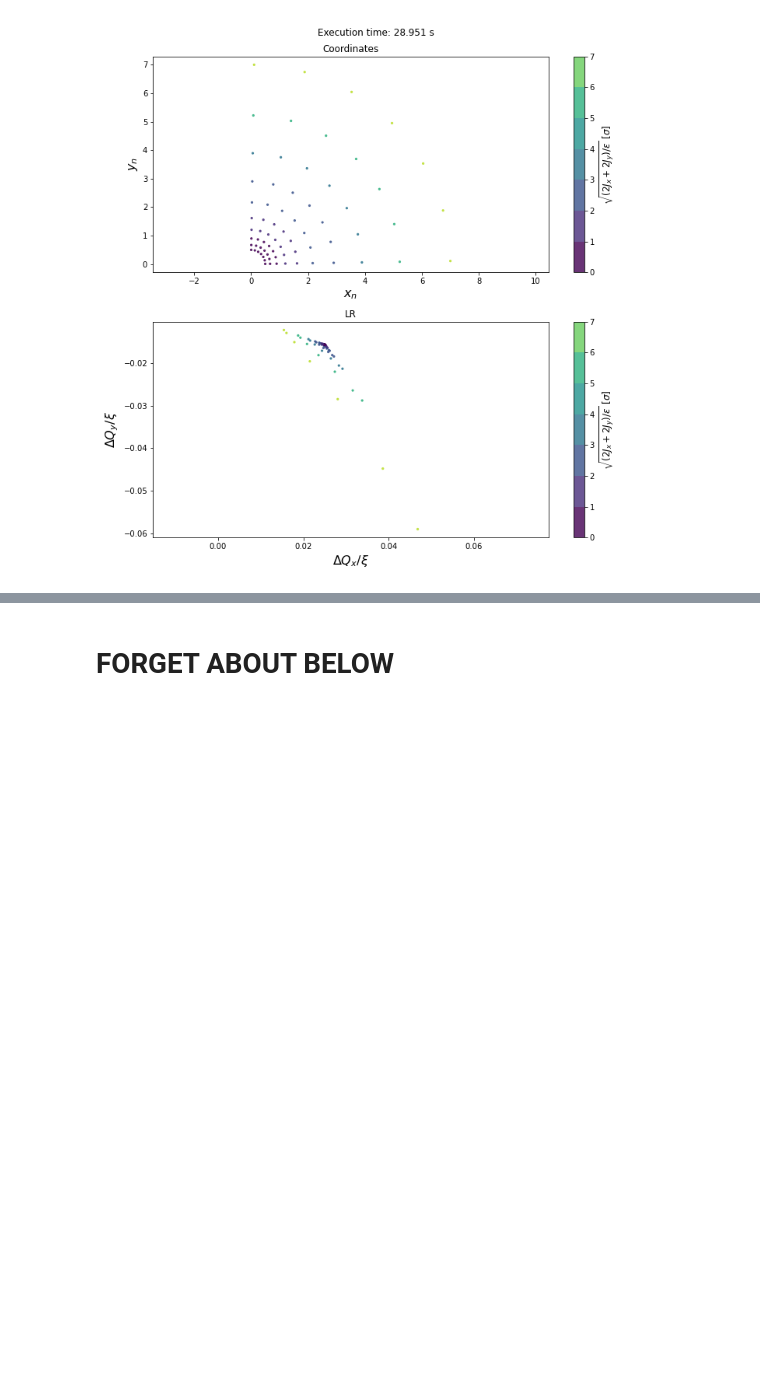
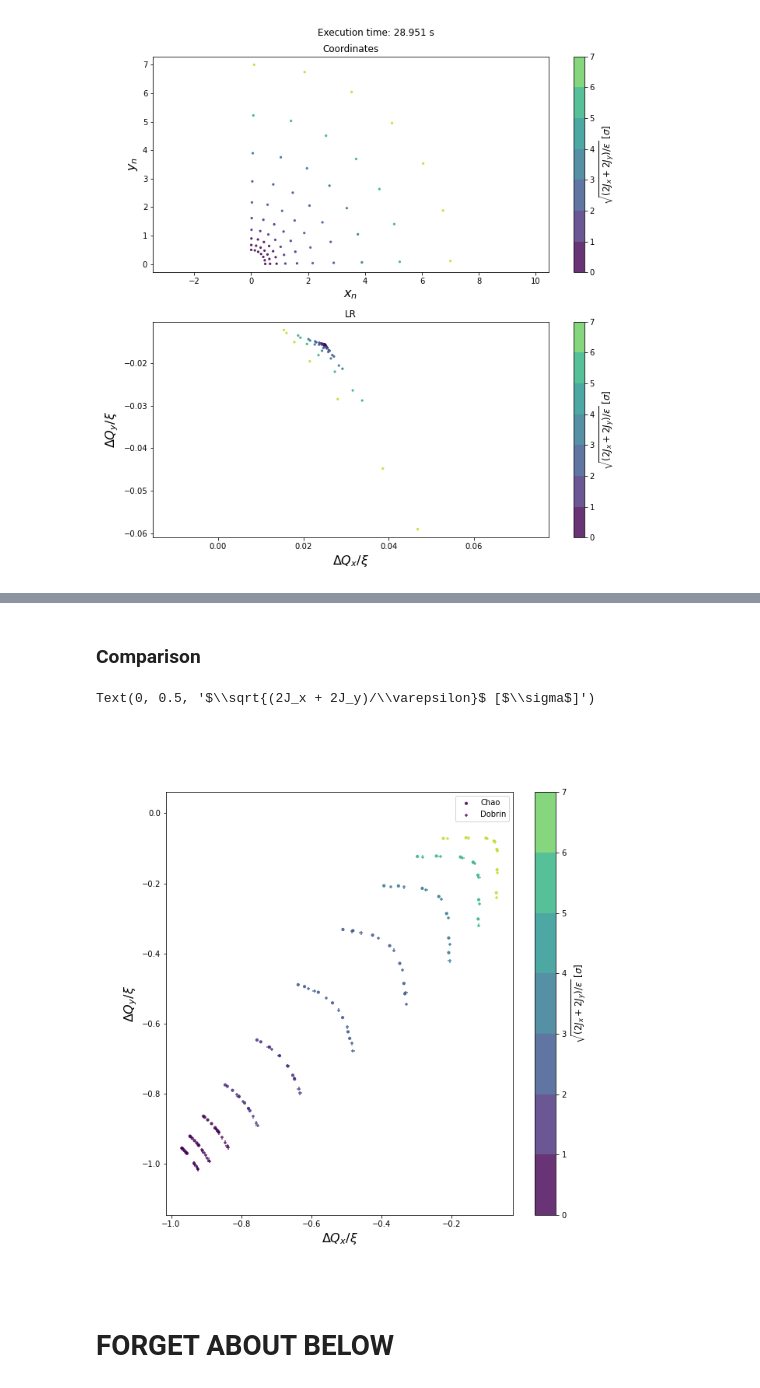
Before and after one commit to pbelange/BBFootprint, a Jupyter notebook: demo_detuning.ipynb, the cells around one changed output, grey strips where cells are left out. Drawn from its saved outputs; the diff is of its cells as text; code cells hidden in the pictures; blank space fills up the shorter version.

```diff
--- a/demo_detuning.ipynb
+++ b/demo_detuning.ipynb
@@ -150,3 +298,43 @@ plt.tight_layout()
+# %% [markdown]
+### Comparison
+# %%
+_bb = IP5.ho.loc['bb_ho.c5b1_00']
+
+DQx_chao,DQy_chao = dtune.HeadOn_round(ax     = coord['x_n'],
+                                      ay    = coord['y_n'],
+                                      r     = _bb['r'],
+                                      emitt = IP5.b2.emittx,
+                                      xi    = IP5.b2.xi)
+
+
+DQx_dobrin,DQy_dobrin = dtune.DQx_DQy( ax   = coord['x_n'],
+                         ay   = coord['y_n'],
+                         r    = _bb['r'],
+                         dx_n = _bb['dx_n'],
+                         dy_n = _bb['dy_n'],
+                         A_w_s= _bb['A_w_s'],
+                         B_w_s= _bb['B_w_s'],
+                         xi   = IP5.b2.xi)
+
+
+cmap = 'viridis'
+cmax = int(np.max(coord['r_n'])+1)
+
+
+plt.figure(figsize=(10,10))
+plt.scatter(DQx_chao/IP5.b2.xi,DQy_chao/IP5.b2.xi,s=10,c=coordinates['r_n'],alpha=0.8,label='Chao',norm =BoundaryNorm(boundaries=np.linspace(0,cmax,cmax+1), ncolors=int(0.9*256)))
+plt.scatter(DQx_dobrin/IP5.b2.xi,DQy_dobrin/IP5.b2.xi,marker='+',s=20,c=coordinates['r_n'],alpha=0.8,label='Dobrin',norm =BoundaryNorm(boundaries=np.linspace(0,cmax,cmax+1), ncolors=int(0.9*256)))
+plt.xlabel(r'$\Delta Q_x/\xi$',fontsize=16);
+plt.ylabel(r'$\Delta Q_y/\xi$',fontsize=16);
+plt.axis('equal');
+plt.legend()
+cbar = plt.colorbar()
+plt.set_cmap(cmap)
+cbar.ax.set_ylim([0,np.max(coordinates['r_n'])])
+cbar.ax.set_ylabel(r'$\sqrt{(2J_x + 2J_y)/\varepsilon}$ [$\sigma$]',fontsize=12)
+# %% [output]
+Text(0, 0.5, '$\\sqrt{(2J_x + 2J_y)/\\varepsilon}$ [$\\sigma$]')
+[figure, added]
 # %% [markdown]
 # FORGET ABOUT BELOW
 # %% [markdown]
```
Also changed, not shown: parts of 7 cells of this notebook.
